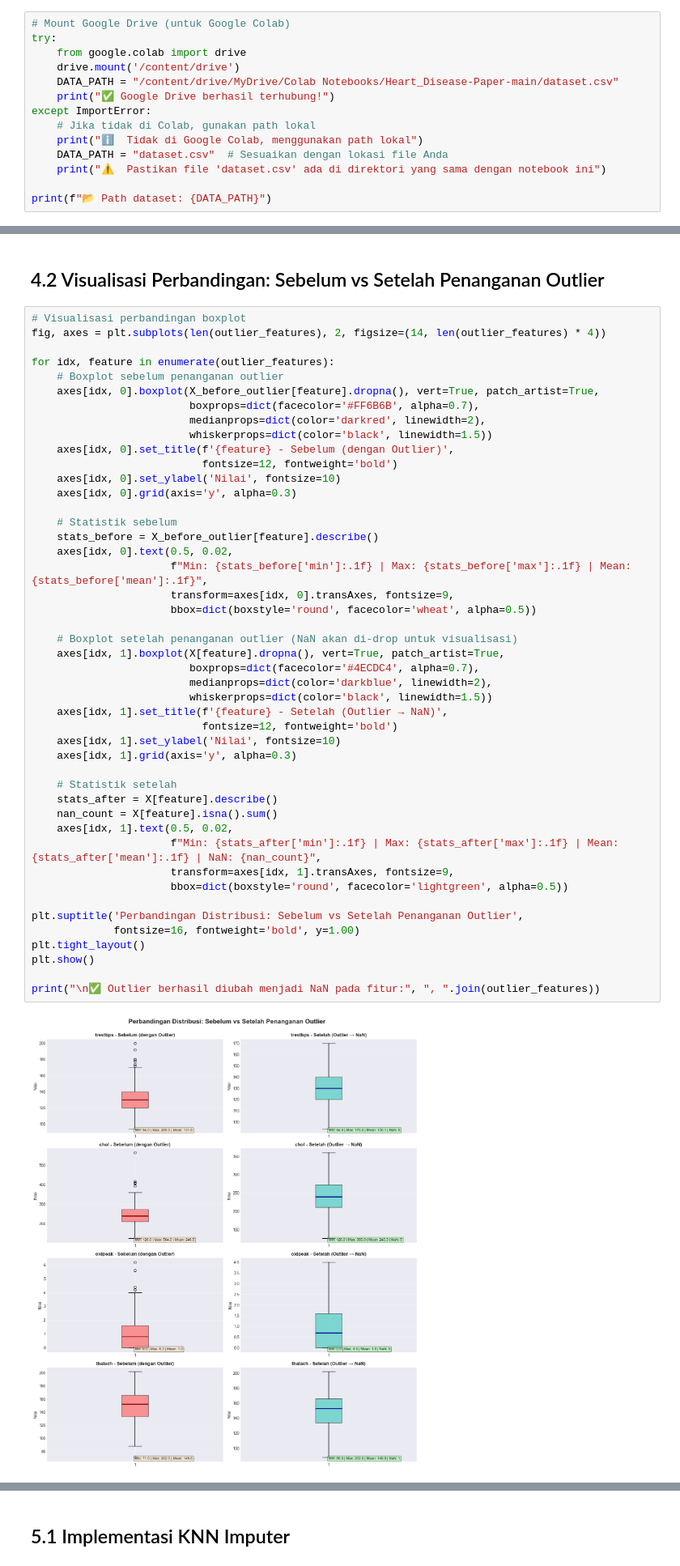
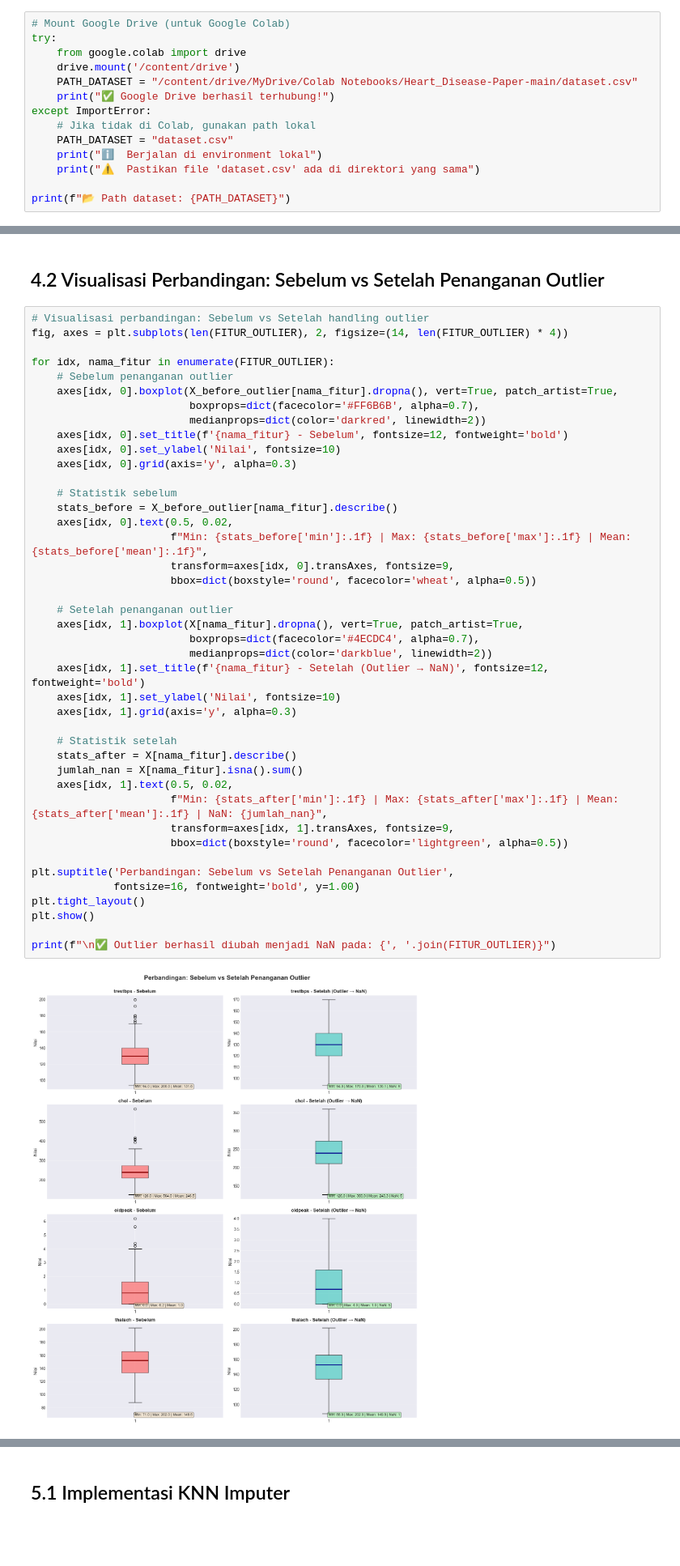
Before and after one commit to Vendot/ETC-XGB-PCC-Chi-Square, a Jupyter notebook: Heart_Disease_Analysis_Refactored.ipynb, the cells around one changed output, grey strips where cells are left out. Shown at 81% size. Drawn from its saved outputs; the diff is of its cells as text; blank space fills up the shorter version.

```diff
--- a/Heart_Disease_Analysis_Refactored.ipynb
+++ b/Heart_Disease_Analysis_Refactored.ipynb
@@ -92,13 +111,13 @@ print(f"📦 Numpy version: {np.__version__}")
 try:
     from google.colab import drive
     drive.mount('/content/drive')
-    DATA_PATH = "/content/drive/MyDrive/Colab Notebooks/Heart_Disease-Paper-main/dataset.csv"
+    PATH_DATASET = "/content/drive/MyDrive/Colab Notebooks/Heart_Disease-Paper-main/dataset.csv"
     print("✅ Google Drive berhasil terhubung!")
 except ImportError:
     # Jika tidak di Colab, gunakan path lokal
-    print("ℹ️  Tidak di Google Colab, menggunakan path lokal")
-    DATA_PATH = "dataset.csv"  # Sesuaikan dengan lokasi file Anda
-    print("⚠️  Pastikan file 'dataset.csv' ada di direktori yang sama dengan notebook ini")
+    PATH_DATASET = "dataset.csv"
+    print("ℹ️  Berjalan di environment lokal")
+    print("⚠️  Pastikan file 'dataset.csv' ada di direktori yang sama")
 
-print(f"📂 Path dataset: {DATA_PATH}")
+print(f"📂 Path dataset: {PATH_DATASET}")
 # %% [output]
@@ -781,50 +789,46 @@ Metode IQR (Interquartile Range):
 # %% [markdown]
 ## 4.2 Visualisasi Perbandingan: Sebelum vs Setelah Penanganan Outlier
 # %%
-# Visualisasi perbandingan boxplot
-fig, axes = plt.subplots(len(outlier_features), 2, figsize=(14, len(outlier_features) * 4))
+# Visualisasi perbandingan: Sebelum vs Setelah handling outlier
+fig, axes = plt.subplots(len(FITUR_OUTLIER), 2, figsize=(14, len(FITUR_OUTLIER) * 4))
 
-for idx, feature in enumerate(outlier_features):
-    # Boxplot sebelum penanganan outlier
-    axes[idx, 0].boxplot(X_before_outlier[feature].dropna(), vert=True, patch_artist=True,
+for idx, nama_fitur in enumerate(FITUR_OUTLIER):
+    # Sebelum penanganan outlier
+    axes[idx, 0].boxplot(X_before_outlier[nama_fitur].dropna(), vert=True, patch_artist=True,
                          boxprops=dict(facecolor='#FF6B6B', alpha=0.7),
-                         medianprops=dict(color='darkred', linewidth=2),
-                         whiskerprops=dict(color='black', linewidth=1.5))
-    axes[idx, 0].set_title(f'{feature} - Sebelum (dengan Outlier)',
-                           fontsize=12, fontweight='bold')
+                         medianprops=dict(color='darkred', linewidth=2))
+    axes[idx, 0].set_title(f'{nama_fitur} - Sebelum', fontsize=12, fontweight='bold')
     axes[idx, 0].set_ylabel('Nilai', fontsize=10)
     axes[idx, 0].grid(axis='y', alpha=0.3)
 
     # Statistik sebelum
-    stats_before = X_before_outlier[feature].describe()
+    stats_before = X_before_outlier[nama_fitur].describe()
     axes[idx, 0].text(0.5, 0.02,
                       f"Min: {stats_before['min']:.1f} | Max: {stats_before['max']:.1f} | Mean: {stats_before['mean']:.1f}",
                       transform=axes[idx, 0].transAxes, fontsize=9,
                       bbox=dict(boxstyle='round', facecolor='wheat', alpha=0.5))
 
-    # Boxplot setelah penanganan outlier (NaN akan di-drop untuk visualisasi)
-    axes[idx, 1].boxplot(X[feature].dropna(), vert=True, patch_artist=True,
+    # Setelah penanganan outlier
+    axes[idx, 1].boxplot(X[nama_fitur].dropna(), vert=True, patch_artist=True,
                          boxprops=dict(facecolor='#4ECDC4', alpha=0.7),
-                         medianprops=dict(color='darkblue', linewidth=2),
-                         whiskerprops=dict(color='black', linewidth=1.5))
-    axes[idx, 1].set_title(f'{feature} - Setelah (Outlier → NaN)',
-                           fontsize=12, fontweight='bold')
+                         medianprops=dict(color='darkblue', linewidth=2))
+    axes[idx, 1].set_title(f'{nama_fitur} - Setelah (Outlier → NaN)', fontsize=12, fontweight='bold')
     axes[idx, 1].set_ylabel('Nilai', fontsize=10)
     axes[idx, 1].grid(axis='y', alpha=0.3)
 
     # Statistik setelah
-    stats_after = X[feature].describe()
-    nan_count = X[feature].isna().sum()
+    stats_after = X[nama_fitur].describe()
+    jumlah_nan = X[nama_fitur].isna().sum()
     axes[idx, 1].text(0.5, 0.02,
-                      f"Min: {stats_after['min']:.1f} | Max: {stats_after['max']:.1f} | Mean: {stats_after['mean']:.1f} | NaN: {nan_count}",
+                      f"Min: {stats_after['min']:.1f} | Max: {stats_after['max']:.1f} | Mean: {stats_after['mean']:.1f} | NaN: {jumlah_nan}",
                       transform=axes[idx, 1].transAxes, fontsize=9,
                       bbox=dict(boxstyle='round', facecolor='lightgreen', alpha=0.5))
 
-plt.suptitle('Perbandingan Distribusi: Sebelum vs Setelah Penanganan Outlier',
+plt.suptitle('Perbandingan: Sebelum vs Setelah Penanganan Outlier',
              fontsize=16, fontweight='bold', y=1.00)
 plt.tight_layout()
 plt.show()
 
-print("\n✅ Outlier berhasil diubah menjadi NaN pada fitur:", ", ".join(outlier_features))
+print(f"\n✅ Outlier berhasil diubah menjadi NaN pada: {', '.join(FITUR_OUTLIER)}")
 # %% [output]
-[figure, old version]
+[figure, new version]
```
Also changed, not shown: parts of 29 cells of this notebook, 3 other files.
